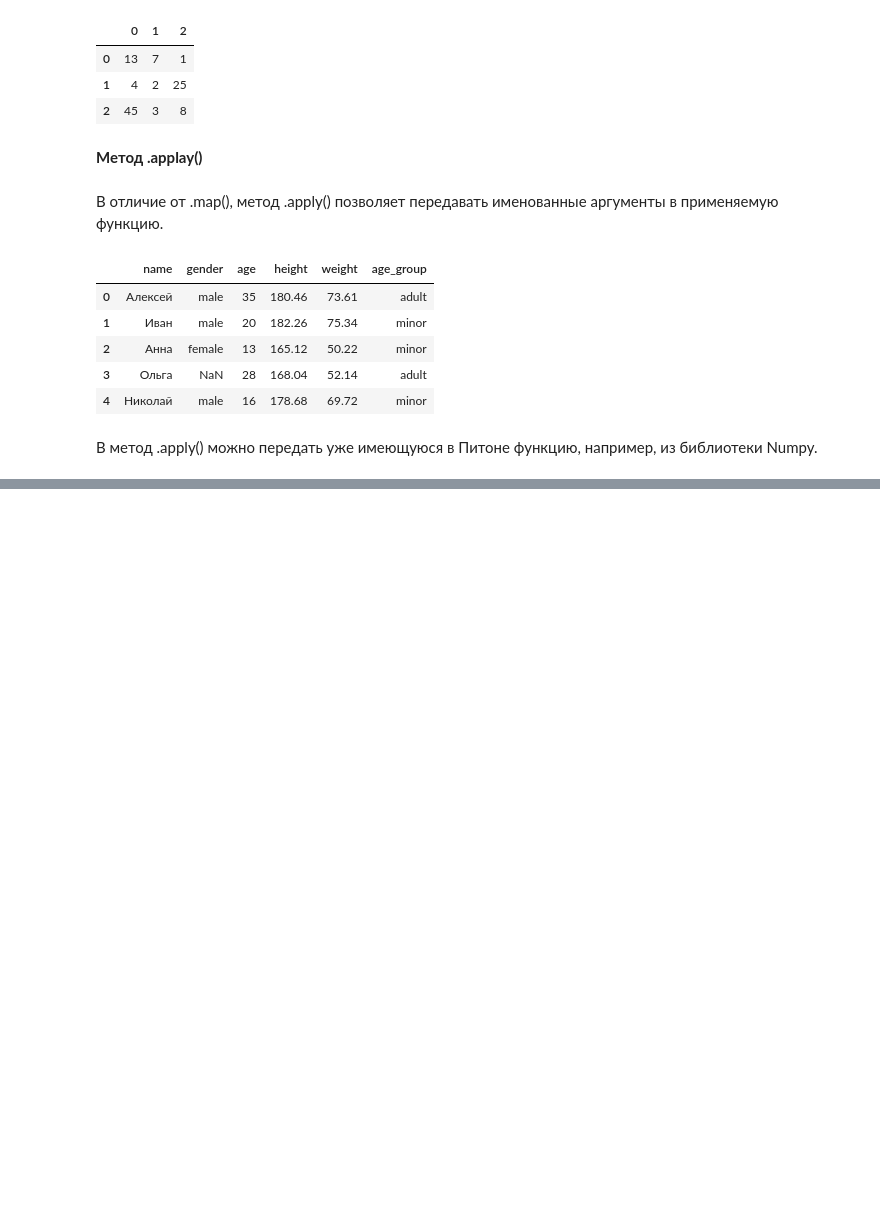
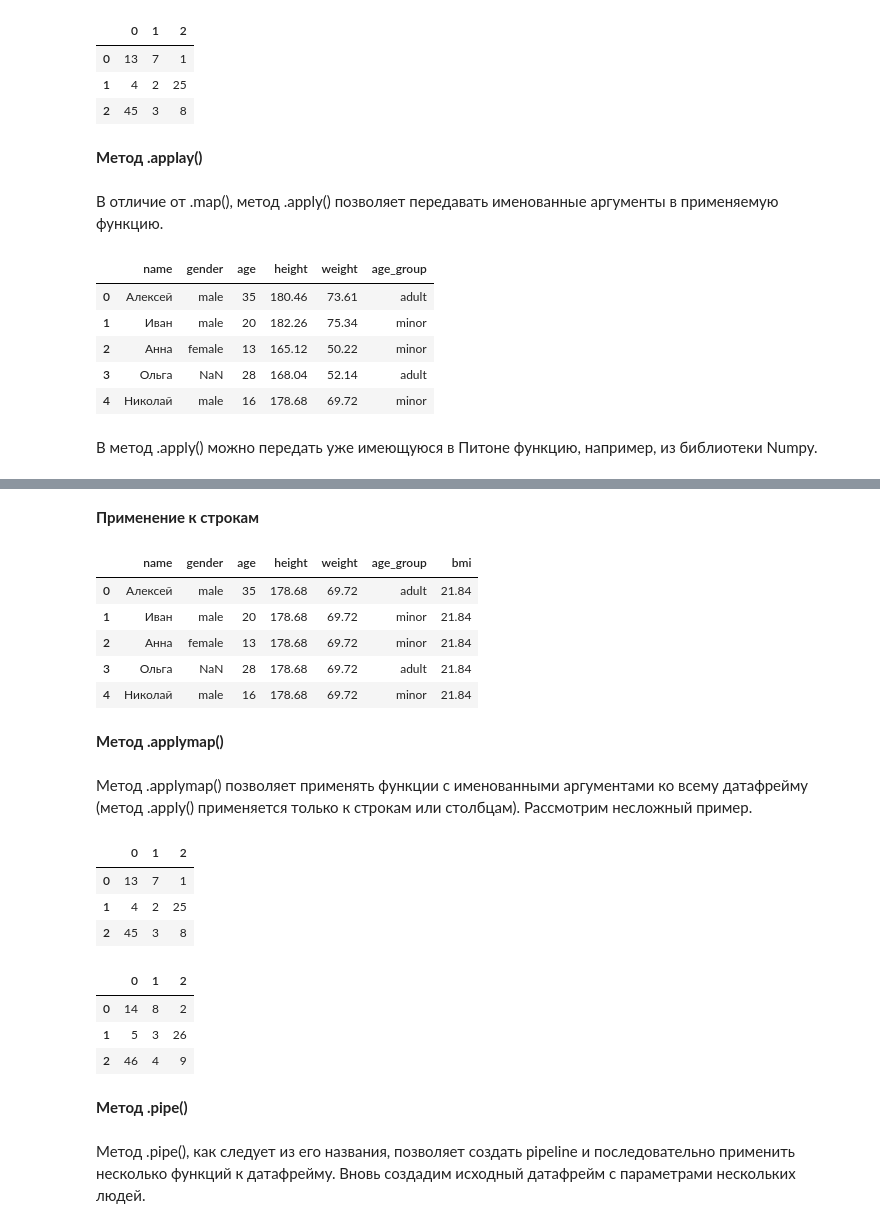
Before and after one commit to ShaidulinAndrew/Pandas_classes, a Jupyter notebook: Pandas2_makarov.ipynb, the cells around one changed output, grey strips where cells are left out. Saved outputs shown, nothing was run; the diff lists cells and outputs as text; code cells hidden in the pictures; blank space fills up the shorter version.

Commit message:
add pipeline

```diff
--- a/Pandas2_makarov.ipynb
+++ b/Pandas2_makarov.ipynb
@@ -890,4 +890,5 @@ people
 В метод .apply() можно передать уже имеющуюся в Питоне функцию, например, из библиотеки Numpy.
 # %%
 # заменим значение в столбцах height и weight на медиану по столбцам
-people[['height', 'weight']] = people[['height', 'weight']].apply(
+people[['height', 'weight']] = people[['height', 'weight']].apply(np.median, axis = 0)
+people
@@ -893,0 +902,34 @@ people[['height', 'weight']] = people[['height', 'weight']].apply(
+# %% [markdown]
+__Применение к строкам__
+# %%
+# создадим функцию индекса массы тела
+def get_bmi(x):
+    bmi = x['weight'] / (x['height'] / 100) ** 2
+    return bmi
+# %%
+# для применения функции к строке используется параметр axis = 1
+people['bmi'] = people.apply(get_bmi, axis = 1).round(2)
+people
+# %% [output]
+|  | name | gender | age | height | weight | age_group | bmi |
+| 0 | Алексей | male | 35 | 178.68 | 69.72 | adult | 21.84 |
+| 1 | Иван | male | 20 | 178.68 | 69.72 | minor | 21.84 |
+| 2 | Анна | female | 13 | 178.68 | 69.72 | minor | 21.84 |
+| 3 | Ольга | NaN | 28 | 178.68 | 69.72 | adult | 21.84 |
+| 4 | Николай | male | 16 | 178.68 | 69.72 | minor | 21.84 |
+# %% [markdown]
+__Метод .applymap()__
+# %% [markdown]
+Метод .applymap() позволяет применять функции с именованными аргументами ко всему датафрейму (метод .apply() применяется только к строкам или столбцам). Рассмотрим несложный пример.
+# %%
+nums_matrix = [[13, 7, 1],
+               [4, 2, 25],
+               [45, 3, 8]]
+
+nums = pd.DataFrame(nums_matrix)
+nums
+# %% [output]
+|  | 0 | 1 | 2 |
+| 0 | 13 | 7 | 1 |
+| 1 | 4 | 2 | 25 |
+| 2 | 45 | 3 | 8 |
@@ -893,0 +940,12 @@ people[['height', 'weight']] = people[['height', 'weight']].apply(
+# %%
+# передадим методу .applymap() функцию
+nums.applymap(add_number, number = 1)
+# %% [output]
+|  | 0 | 1 | 2 |
+| 0 | 14 | 8 | 2 |
+| 1 | 5 | 3 | 26 |
+| 2 | 46 | 4 | 9 |
+# %% [markdown]
+__Метод .pipe()__
+# %% [markdown]
+Метод .pipe(), как следует из его названия, позволяет создать pipeline и последовательно применить несколько функций к датафрейму. Вновь создадим исходный датафрейм с параметрами нескольких людей.
```
Also changed, not shown: parts of 5 cells of this notebook.
